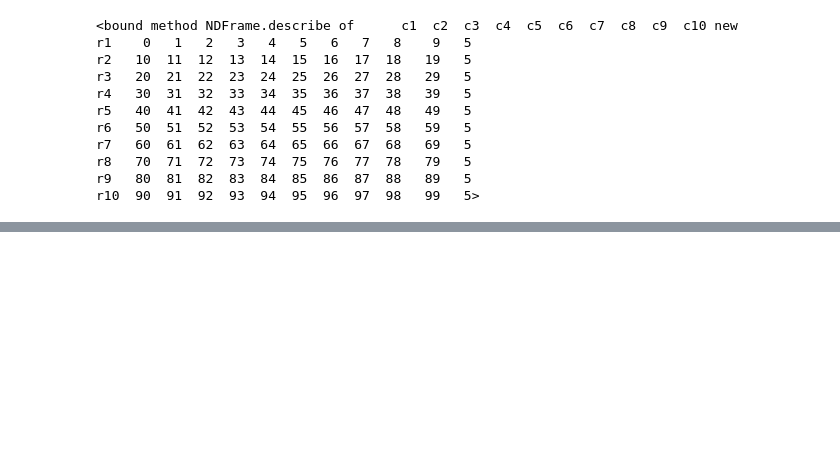
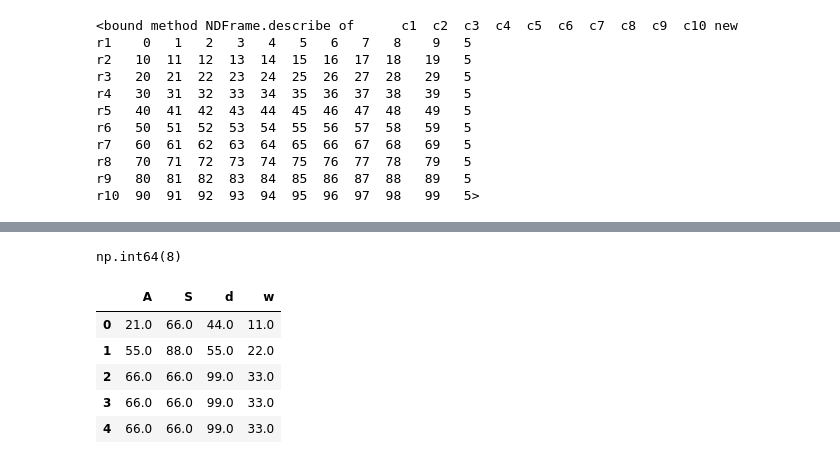
Before and after one commit to mdsamim1992hatia-cell/BMI-CAL, a Jupyter notebook: Untitled63.ipynb, the cells around one changed output, grey strips where cells are left out. Saved outputs shown, nothing was run; the diff lists cells and outputs as text; code cells hidden in the pictures; blank space fills up the shorter version.

```diff
--- a/Untitled63.ipynb
+++ b/Untitled63.ipynb
@@ -105,0 +132,16 @@ r10  90  91  92  93  94  95  96  97  98   99   5>
+# %%
+def totall_nan(df):
+    return df.isnull().sum().sum()
+totall_nan(df)
+# %% [output]
+np.int64(8)
+# %%
+df_ffill=df.fillna(method='ffill')
+df_ffill
+# %% [output]
+|  | A | S | d | w |
+| 0 | 21.0 | 66.0 | 44.0 | 11.0 |
+| 1 | 55.0 | 88.0 | 55.0 | 22.0 |
+| 2 | 66.0 | 66.0 | 99.0 | 33.0 |
+| 3 | 66.0 | 66.0 | 99.0 | 33.0 |
+| 4 | 66.0 | 66.0 | 99.0 | 33.0 |
```
Also changed, not shown: parts of 16 cells of this notebook.
